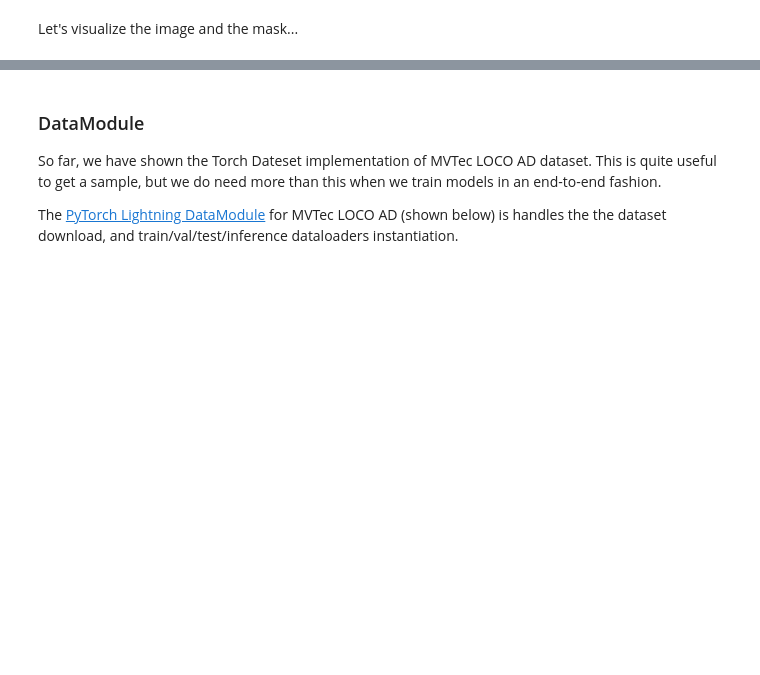
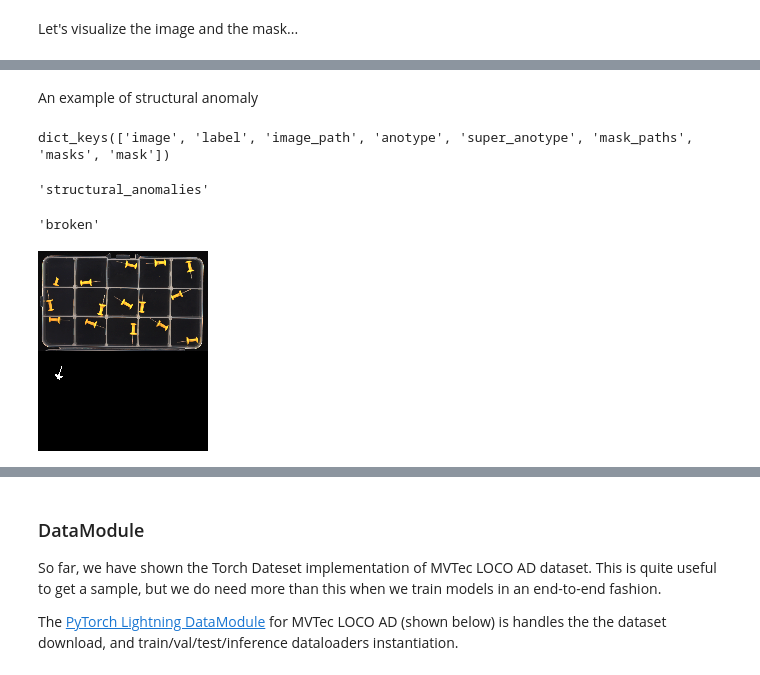
Before and after one commit to openvinotoolkit/anomalib, a Jupyter notebook: notebooks/100_datamodules/104_mvtec_loco.ipynb, the cells around one changed output, grey strips where cells are left out. Drawn from its saved outputs; the diff is of its cells as text; code cells hidden in the pictures; blank space fills up the shorter version.

Commit message:
manage multiple masks

```diff
--- a/notebooks/100_datamodules/104_mvtec_loco.ipynb
+++ b/notebooks/100_datamodules/104_mvtec_loco.ipynb
@@ -116,0 +188,16 @@ Image.fromarray(np.vstack((np.array(img), np.array(msk))))
+# %% [markdown]
+An example of structural anomaly
+# %%
+sample = mvtec_loco_dataset_segmentation_test[250]
+sample.keys()
+sample["super_anotype"]
+sample["anotype"]
+img = ToPILImage()(Denormalize()(sample["image"].clone()))
+msk = ToPILImage()(sample["mask"]).convert("RGB")
+
+Image.fromarray(np.vstack((np.array(img), np.array(msk))))
+# %% [output]
+dict_keys(['image', 'label', 'image_path', 'anotype', 'super_anotype', 'mask_paths', 'masks', 'mask'])
+'structural_anomalies'
+'broken'
+[figure, added]
```
Also changed, not shown: parts of 19 cells of this notebook, 1 other file.
